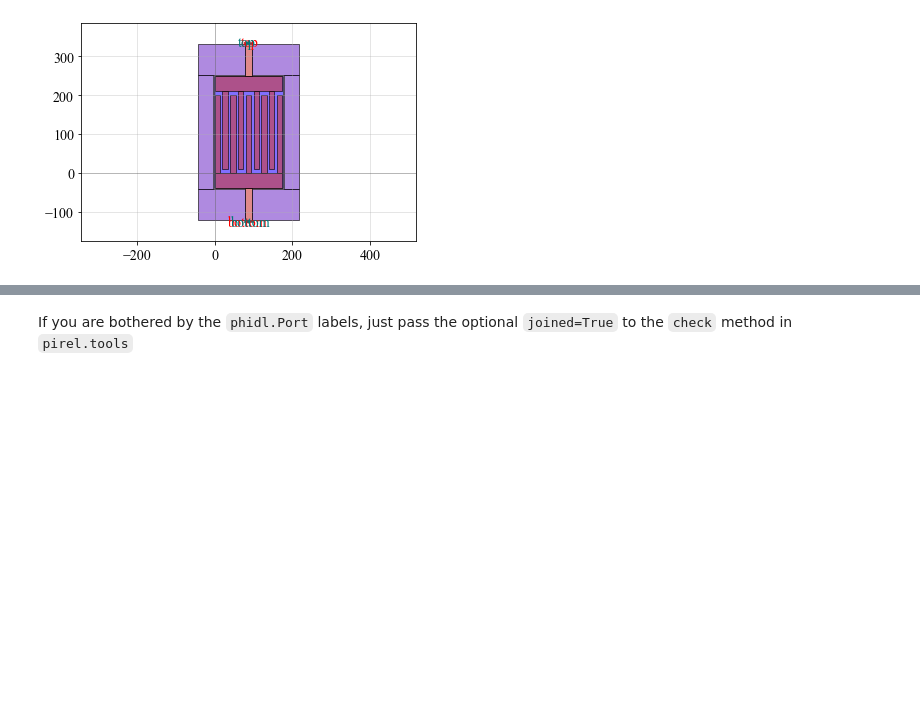
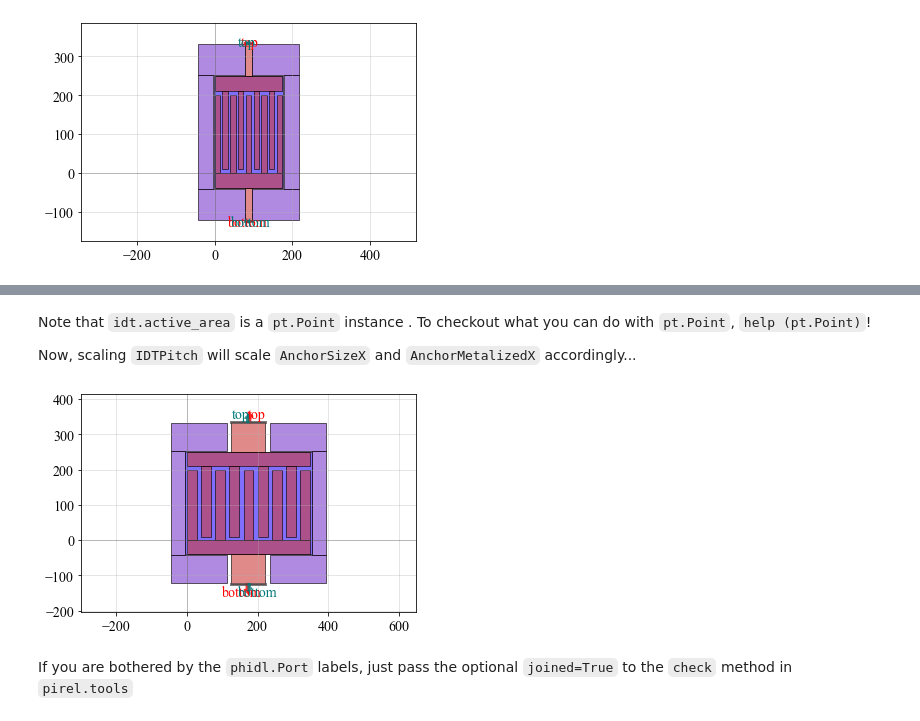
Before and after one commit to giumc/pirel, a Jupyter notebook: tutorials/Tutorial.ipynb, the cells around one changed output, grey strips where cells are left out. Cells and saved outputs as stored; diff of their text form; code cells hidden in the pictures; blank space fills up the shorter version.

````diff
--- a/tutorials/Tutorial.ipynb
+++ b/tutorials/Tutorial.ipynb
@@ -174,3 +195,13 @@ fbe.view()
+# %% [markdown]
+Note that ```idt.active_area``` is a ```pt.Point``` instance . To checkout what you can do with ```pt.Point```, ```help (pt.Point)```!
+
+Now, scaling ```IDTPitch``` will scale ```AnchorSizeX``` and ```AnchorMetalizedX``` accordingly...
+# %%
+params['IDTPitch']=40
+fbe.set_params(params)
+fbe.view()
+# %% [output]
+[figure, added]
 # %% [markdown]
 If you are bothered by the ```phidl.Port``` labels, just pass the optional ```joined=True``` to the ```check``` method in ```pirel.tools```
 # %%
````
Also changed, not shown: parts of 5 cells of this notebook.
